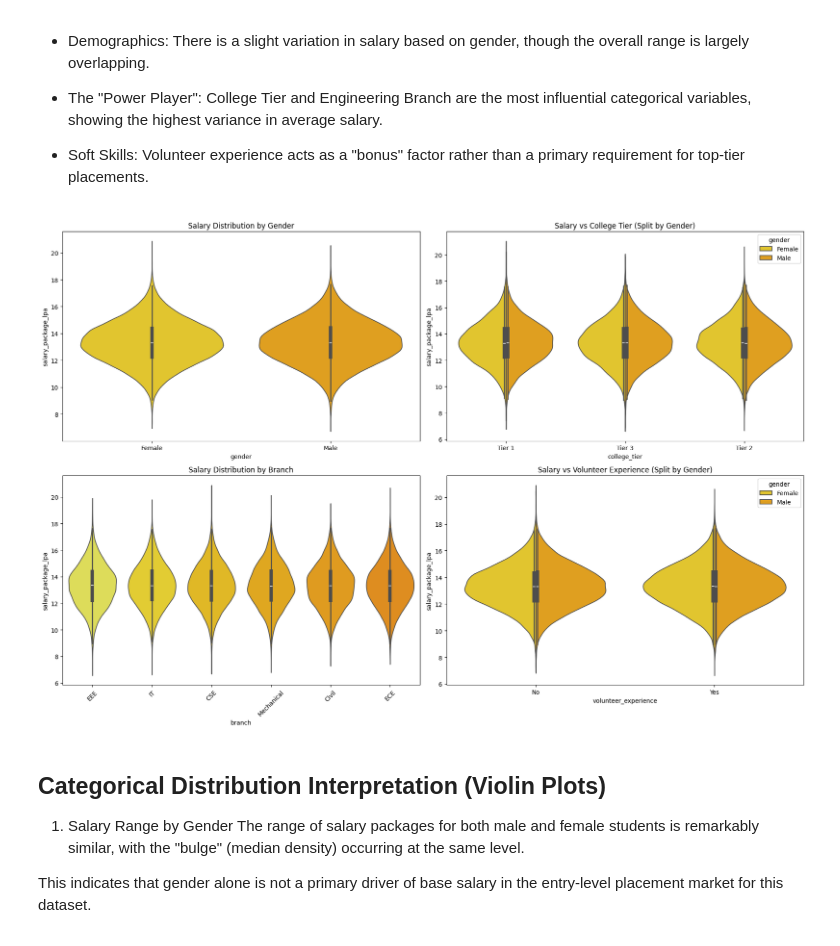
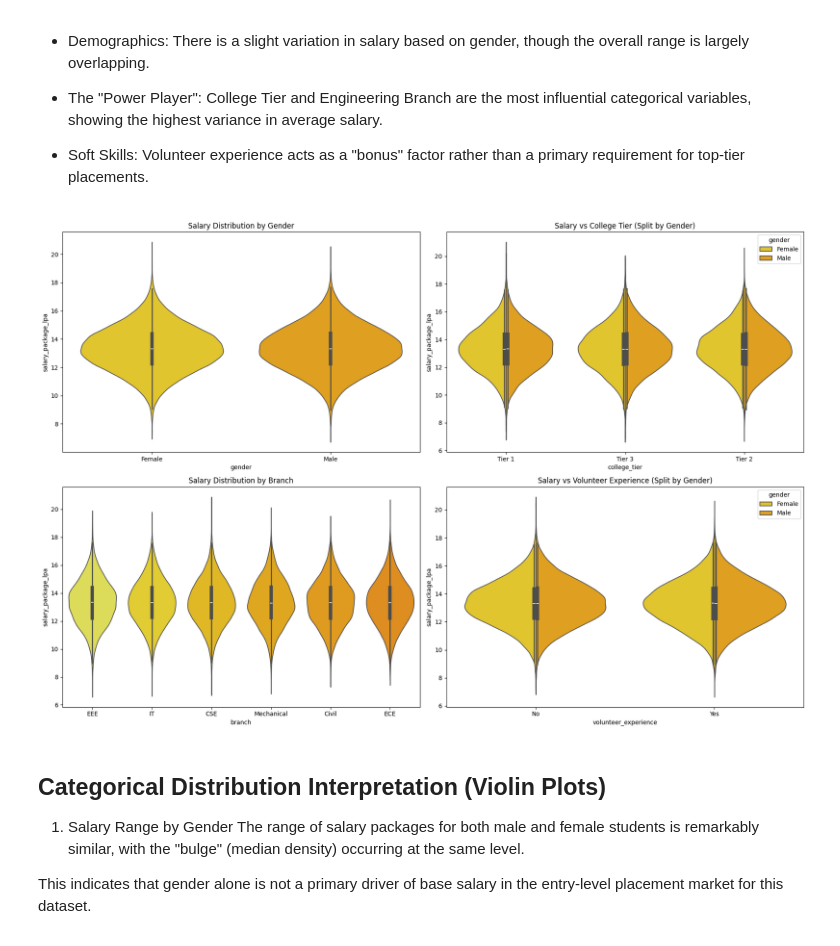
Before and after one commit to JoAz06/Workshop2Project, a Jupyter notebook: regression.ipynb, the cells around one changed output. Saved outputs shown, nothing was run; the diff lists cells and outputs as text; code cells hidden in the pictures.

```diff
--- a/regression.ipynb
+++ b/regression.ipynb
@@ -203,25 +199,18 @@ plt.tight_layout()
 # %% [output]
 [figure]
 # %%
-# Make sure we use your actual column name: 'salary_package_lpa'
-target_col = 'salary_package_lpa'
-
 f = plt.figure(figsize=(12,4))
 
 # Plot 1: Original Distribution
 ax = f.add_subplot(121)
-# Checking if the column exists to avoid another KeyError
-if target_col in df.columns:
-    sns.histplot(df[target_col], bins=50, color='r', ax=ax, kde=True)
-    ax.set_title(f'Distribution of {target_col}')
+sns.histplot(df[target_col], bins=50, color='r', ax=ax, kde=True)
+ax.set_title(f'Distribution of {target_col}')
 
-    # Plot 2: Log Scale Distribution
-    ax = f.add_subplot(122)
-    # np.log1p is better because it handles 0 values (unplaced students)
-    sns.histplot(np.log1p(df[target_col]), bins=40, color='b', ax=ax, kde=True)
-    ax.set_title(f'Distribution of {target_col} in log scale')
-else:
-    print(f"Error: Could not find '{target_col}' in your dataframe. Check your column names!")
+# Plot 2: Log Scale Distribution
+ax = f.add_subplot(122)
+sns.histplot(np.log1p(df[target_col]), bins=40, color='b', ax=ax, kde=True)
+ax.set_title(f'Distribution of {target_col} in log scale')
+
 
 plt.tight_layout()
 plt.show()
@@ -372,38 +340,30 @@ While having volunteer experience slightly boosts the average package, it is a s
 
 - Soft Skills: Volunteer experience acts as a "bonus" factor rather than a primary requirement for top-tier placements.
 # %%
-# Updated Violin Plots for the Student Placement Project
 f = plt.figure(figsize=(18, 12))
 
-# 1. Salary vs Gender
 ax = f.add_subplot(221)
-# Swapped 'sex' -> 'gender' and 'charges' -> 'salary_package_lpa'
-sns.violinplot(x='gender', y='salary_package_lpa', data=df, palette='Wistia', hue='gender', legend=False, ax=ax)
+sns.violinplot(x='gender', y=target_col, data=df, palette='Wistia', hue='gender', ax=ax)
 ax.set_title('Salary Distribution by Gender')
 
-# 2. Salary vs College Tier (Split by Gender)
+# Salary vs College Tier (Split by Gender)
 ax = f.add_subplot(222)
-# Swapped 'smoker' -> 'college_tier'
-sns.violinplot(x='college_tier', y='salary_package_lpa', data=df, palette='Wistia', hue='gender', split=True, ax=ax)
+sns.violinplot(x='college_tier', y=target_col, data=df, palette='Wistia', hue='gender', split=True, ax=ax)
 ax.set_title('Salary vs College Tier (Split by Gender)')
 
 # 3. Salary vs Branch
 ax = f.add_subplot(223)
-# Swapped 'region' -> 'branch'
-sns.violinplot(x='branch', y='salary_package_lpa', data=df, palette='Wistia', ax=ax)
+sns.violinplot(x='branch', y=target_col, data=df, palette='Wistia', ax=ax)
 ax.set_title('Salary Distribution by Branch')
-plt.xticks(rotation=45)
 
 # 4. Salary vs Volunteer Experience
 ax = f.add_subplot(224)
-# Swapped 'smoker' -> 'volunteer_experience'
-sns.violinplot(x='volunteer_experience', y='salary_package_lpa', data=df, palette='Wistia', hue='gender', split=True, ax=ax)
+sns.violinplot(x='volunteer_experience', y=target_col, data=df, palette='Wistia', hue='gender', split=True, ax=ax)
 ax.set_title('Salary vs Volunteer Experience (Split by Gender)')
 
 plt.tight_layout()
-plt.show()
 # %% [output]
-[figure, old version]
+[figure, new version]
 # %% [markdown]
 ## Categorical Distribution Interpretation (Violin Plots)
 1. Salary Range by Gender
```
Also changed, not shown: parts of 22 cells of this notebook, 1 other file.
